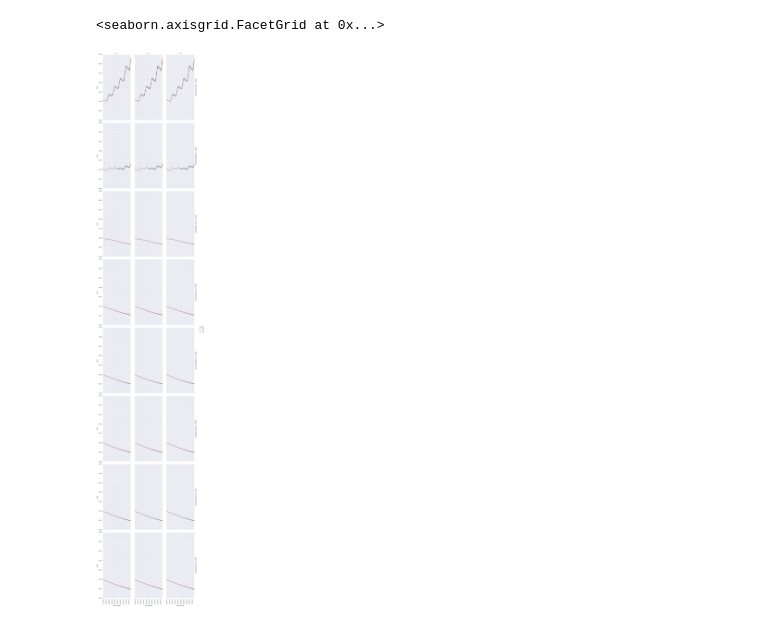
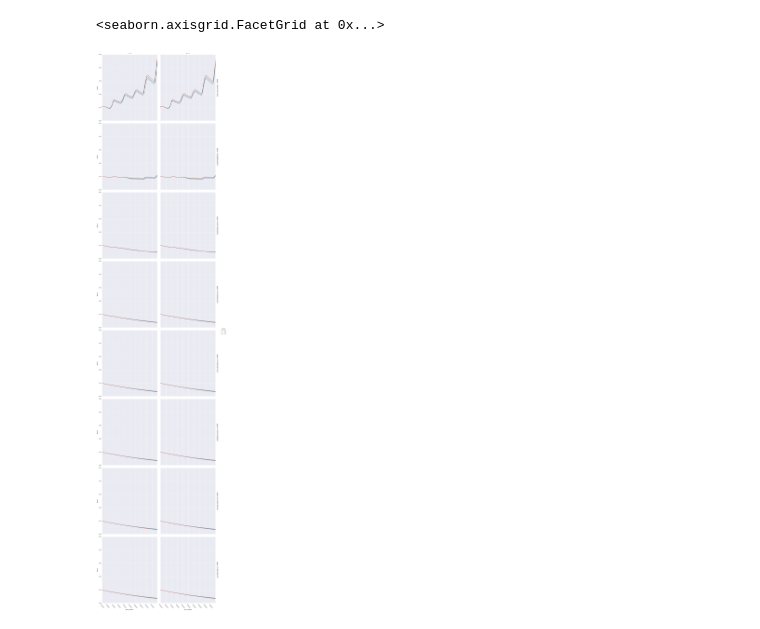
Before and after one commit to SalishSeaCast/analysis-james, a Jupyter notebook: notebooks/mesozoo_alpha_sensitivity.ipynb, the cells around one changed output. Saved outputs shown, nothing was run; the diff lists cells and outputs as text; code cells hidden in the pictures.

```diff
--- a/notebooks/mesozoo_alpha_sensitivity.ipynb
+++ b/notebooks/mesozoo_alpha_sensitivity.ipynb
@@ -5,5 +5,7 @@ import math
 import matplotlib.pyplot as plt
 import pandas as pd
 import seaborn as sns
+import os
 
 %matplotlib inline
+plt.rcParams['image.cmap'] = 'Paired'
@@ -55,0 +27,13 @@ mesh.set_clim(vmin=data_subset.min(), vmax=data_subset.max())
+# %%
+for alpha in dataset_dict:
+    z = dataset_dict[alpha].deptht.values
+    t= np.array([float(x) for x in dataset_dict[alpha].time_centered.values])
+    tz,zt=np.meshgrid((t[:] - t[0])/10**9/3600/24,z[:])
+
+    fig, ax = plt.subplots(1, 1,figsize=(15,6))
+    mesh=plt.pcolormesh(tz,zt,dataset_dict[alpha].PHY.values[:,:,2,2].T)
+    fig.colorbar(mesh)
+    plt.gca().invert_yaxis()
+    plt.title("Alpha = " + str(alpha))
+    plt.xlabel("Days")
+    plt.ylabel("Depth")
@@ -56,12 +44,11 @@ mesh.set_clim(vmin=data_subset.min(), vmax=data_subset.max())
 # %%
-df0 =  ds_alpha_0.to_dataframe()
-df0['ALPHA'] =  0
-dfhalf =  ds_alpha_half.to_dataframe()
-dfhalf['ALPHA'] =  0.5
-df1 =  ds_alpha_1.to_dataframe()
-df1['ALPHA'] =  1
+dataframe_list = []
+for alpha in dataset_dict:
+    df = dataset_dict[alpha].to_dataframe()
+    df['ALPHA'] = alpha
+    dataframe_list.append(df)
 
-df = pd.concat([df0, dfhalf,df1])
+df = pd.concat(dataframe_list)
 
-df_subset = df.query('x in [1,2,3] and y ==2 and axis_nbounds == 0')
-df_subset.reset_index(inplace=True)
+df_subset = df.query('x in [1,3] and y == 2 and axis_nbounds == 0') # Subset for certain grids of the 5x5
+df_subset.reset_index(inplace=True) # Get rid of that multiindex madness
@@ -68,9 +68,11 @@ df_subset.reset_index(inplace=True)
 # %%
-depth_subset = ds_alpha_0.deptht.values[1:len(ds_alpha_0.deptht.values):5]
-g = sns.FacetGrid(df_subset.query('deptht in @depth_subset'), row="deptht", col="x", margin_titles=True, hue = "ALPHA", size = 8, aspect = 0.5)
-g.map(plt.plot, "time_counter", "PHY")
+depth_subset = df_subset.deptht.unique()[1:len(df_subset.deptht.unique()):5] #pick some of the depths to graph
+g = sns.FacetGrid(df_subset.query('deptht in @depth_subset'), row="deptht", col="x", margin_titles=True, hue = "ALPHA", size = 8, aspect = 0.9)
+g.map(plt.plot, "time_counter", "PHY2")
 g.add_legend()
-g.set_xticklabels(rotation=-90)
+g.set_xticklabels(rotation=-50)
+
+# Plot of PHY2 population
 # %% [output]
 <seaborn.axisgrid.FacetGrid at 0x...>
-[figure, old version]
+[figure, new version]
```
Also changed, not shown: parts of 7 cells of this notebook.
